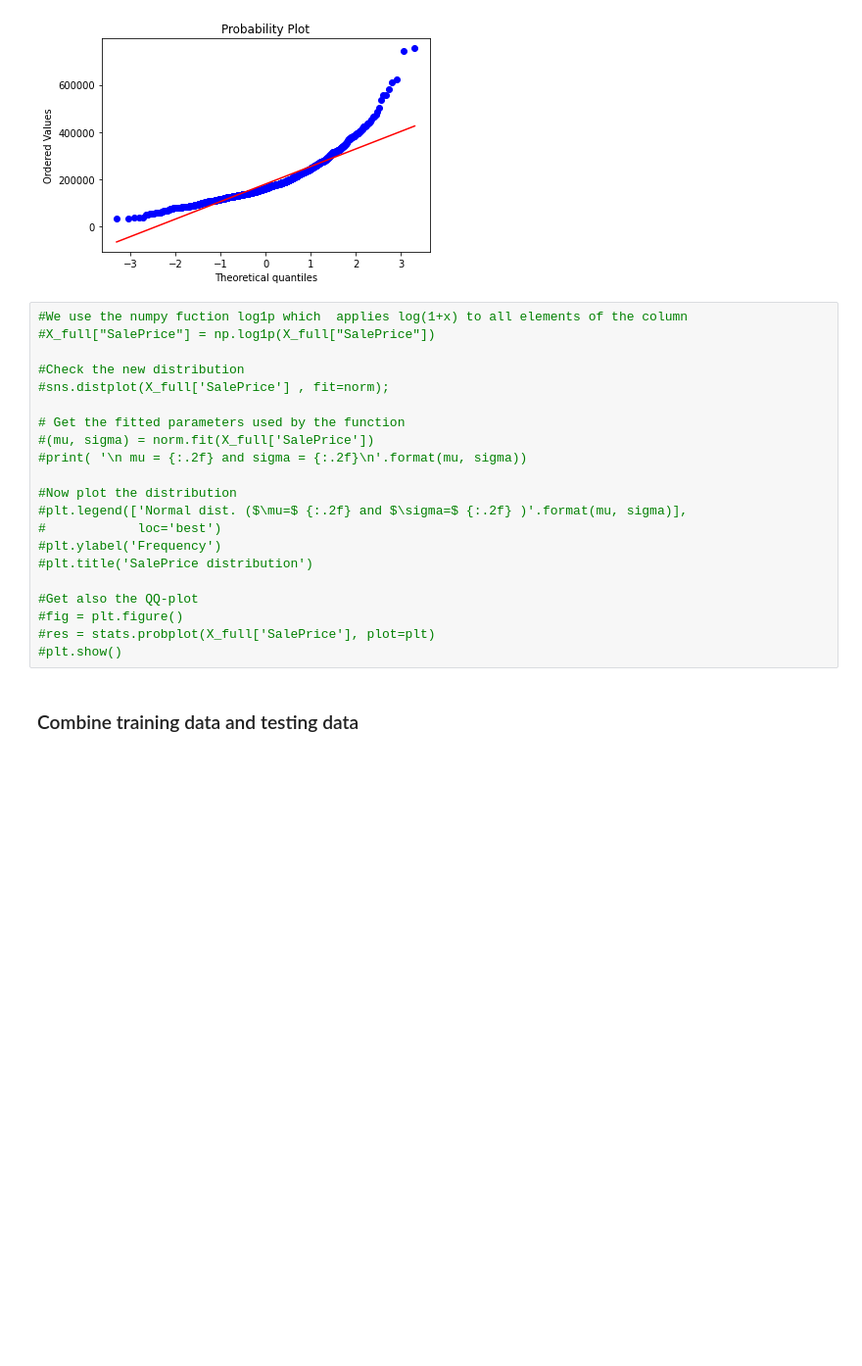
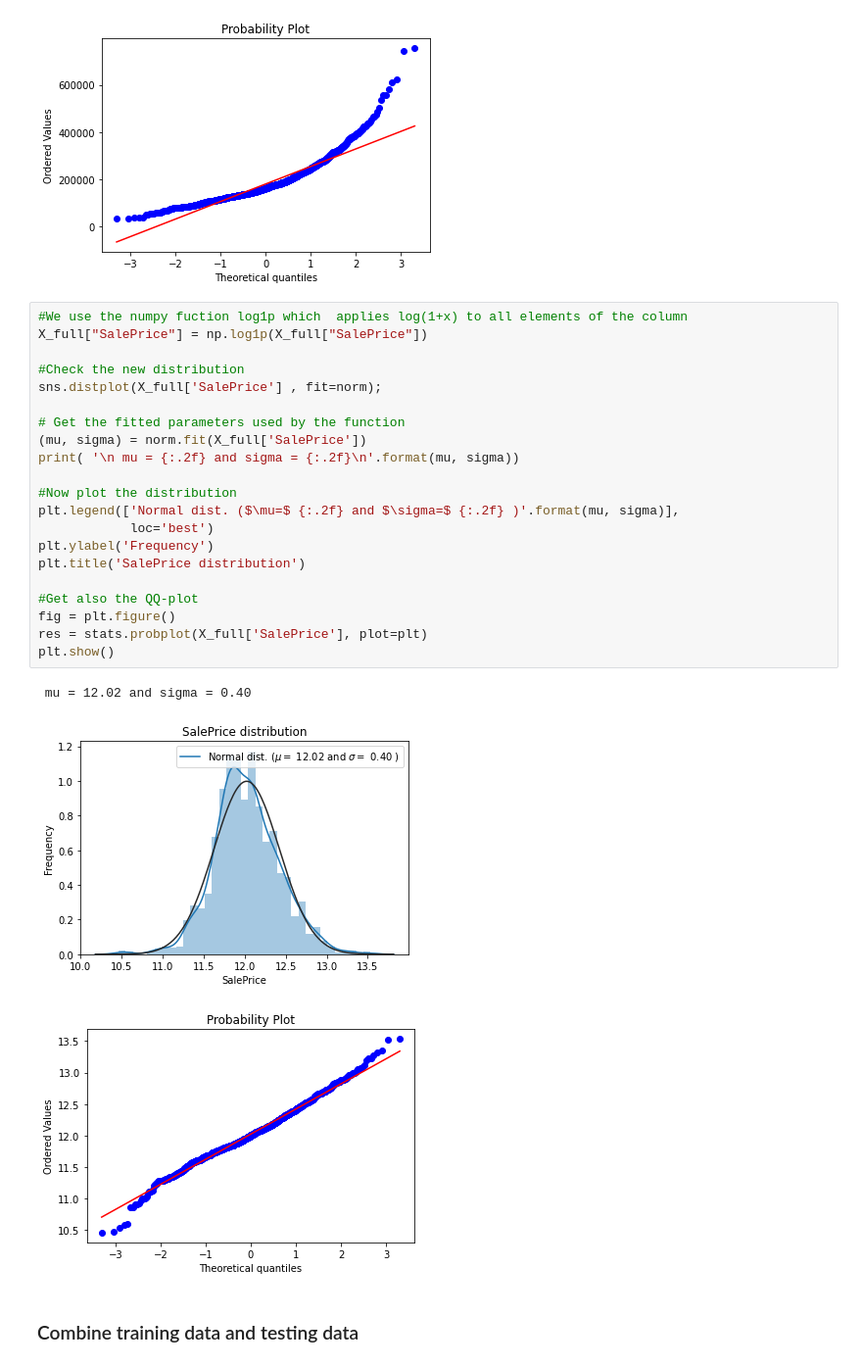
Before and after one commit to dorothyynwong/mario_kart_8_best, a Jupyter notebook: housing-prices-competition-20220411.ipynb, the cells around one changed output. Shown at 98% size. Saved outputs shown, nothing was run; the diff lists cells and outputs as text; blank space fills up the shorter version.

```diff
--- a/housing-prices-competition-20220411.ipynb
+++ b/housing-prices-competition-20220411.ipynb
@@ -98,25 +98,29 @@ plt.show()
 [figure]
 # %%
 #We use the numpy fuction log1p which  applies log(1+x) to all elements of the column
-#X_full["SalePrice"] = np.log1p(X_full["SalePrice"])
+X_full["SalePrice"] = np.log1p(X_full["SalePrice"])
 
 #Check the new distribution
-#sns.distplot(X_full['SalePrice'] , fit=norm);
+sns.distplot(X_full['SalePrice'] , fit=norm);
 
 # Get the fitted parameters used by the function
-#(mu, sigma) = norm.fit(X_full['SalePrice'])
-#print( '\n mu = {:.2f} and sigma = {:.2f}\n'.format(mu, sigma))
+(mu, sigma) = norm.fit(X_full['SalePrice'])
+print( '\n mu = {:.2f} and sigma = {:.2f}\n'.format(mu, sigma))
 
 #Now plot the distribution
-#plt.legend(['Normal dist. ($\mu=$ {:.2f} and $\sigma=$ {:.2f} )'.format(mu, sigma)],
-#            loc='best')
-#plt.ylabel('Frequency')
-#plt.title('SalePrice distribution')
+plt.legend(['Normal dist. ($\mu=$ {:.2f} and $\sigma=$ {:.2f} )'.format(mu, sigma)],
+            loc='best')
+plt.ylabel('Frequency')
+plt.title('SalePrice distribution')
 
 #Get also the QQ-plot
-#fig = plt.figure()
-#res = stats.probplot(X_full['SalePrice'], plot=plt)
-#plt.show()
+fig = plt.figure()
+res = stats.probplot(X_full['SalePrice'], plot=plt)
+plt.show()
+# %% [output]
+ mu = 12.02 and sigma = 0.40
+[figure, added]
+[figure, added]
 # %% [markdown]
 ### Combine training data and testing data
 # %%
```
Also changed, not shown: parts of 13 cells of this notebook.
